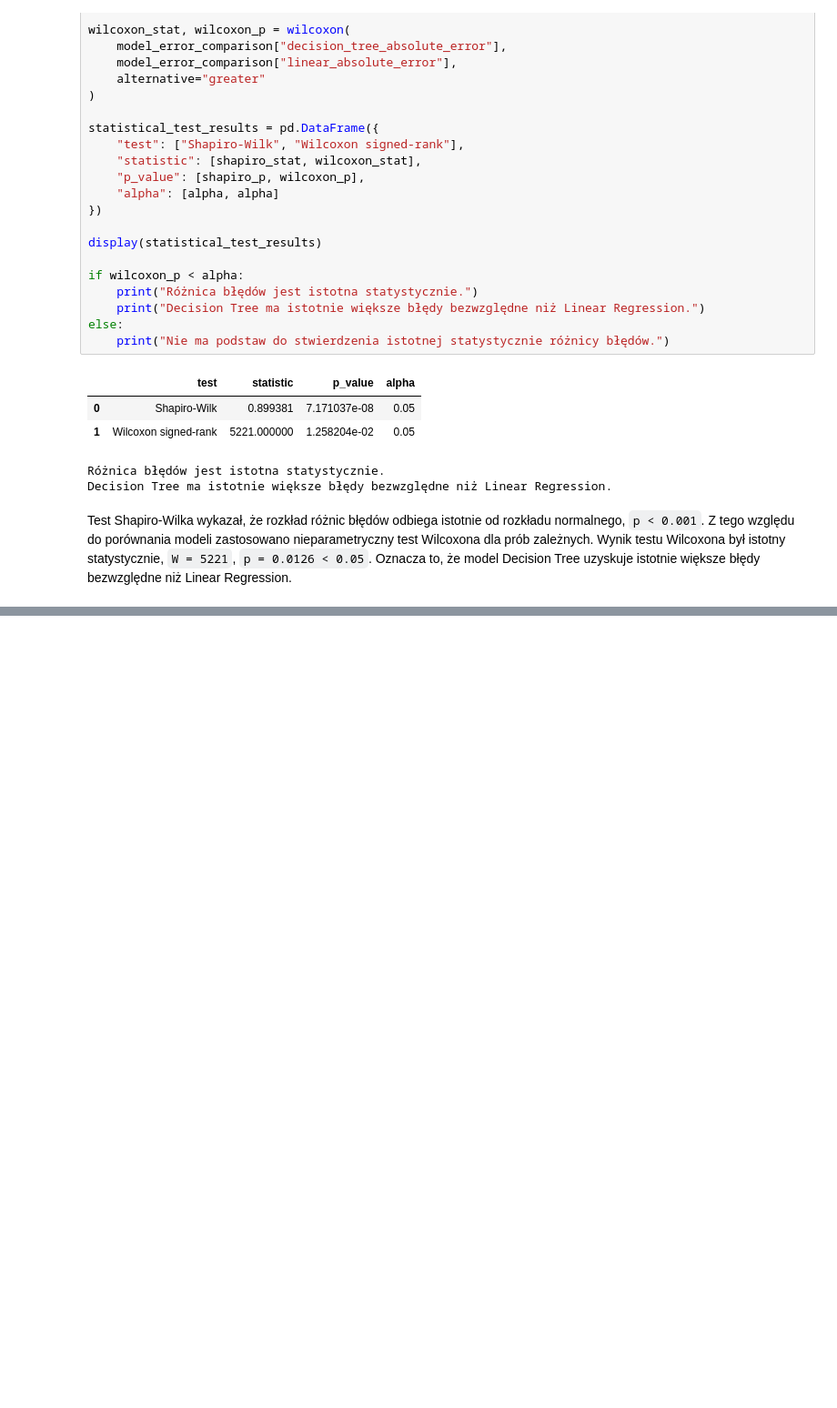
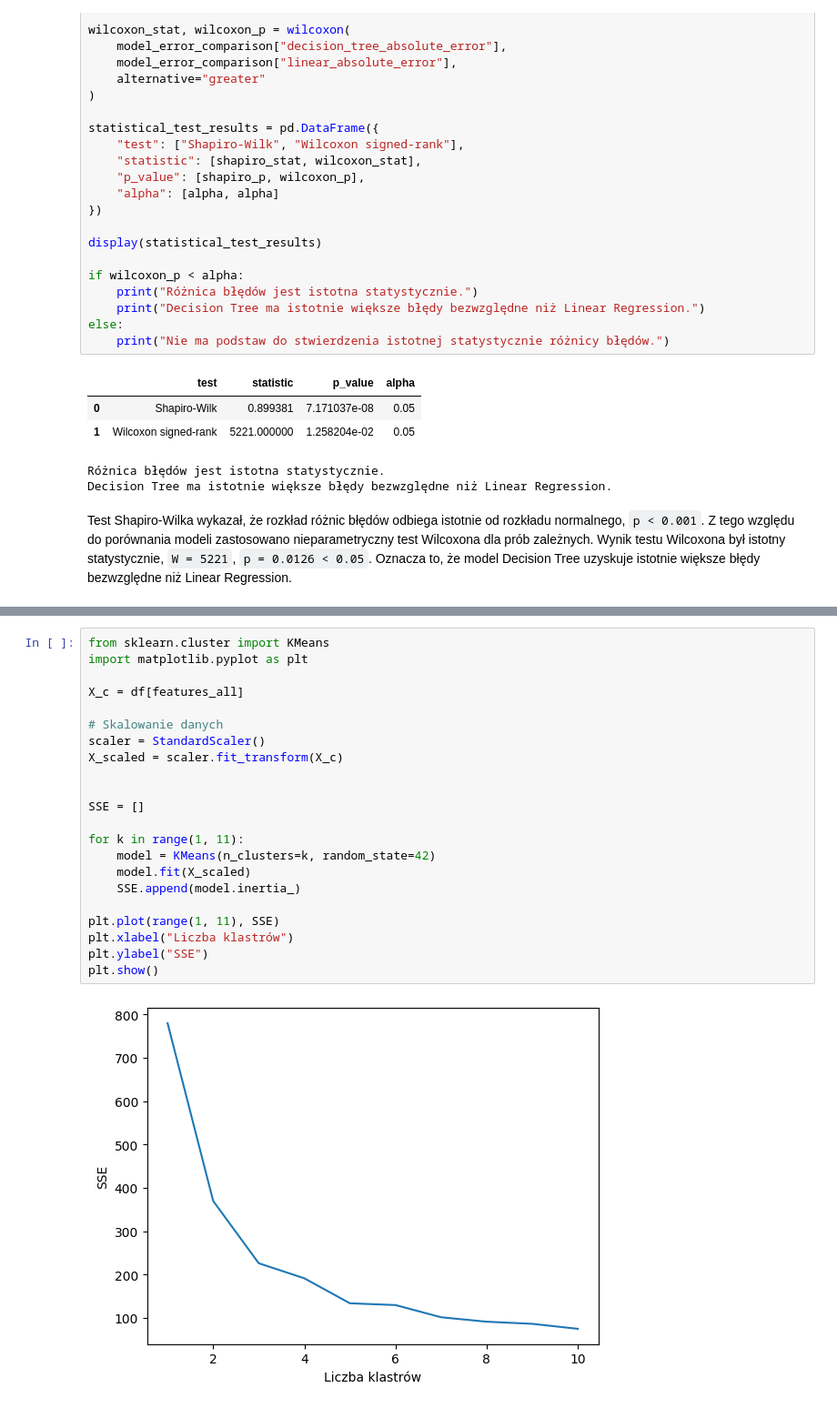
Before and after one commit to rosemint5/Machine-learning, a Jupyter notebook: wizualizacja.ipynb, the cells around one changed output, grey strips where cells are left out. Shown at 91% size. Saved outputs shown, nothing was run; the diff lists cells and outputs as text; blank space fills up the shorter version.

```diff
--- a/wizualizacja.ipynb
+++ b/wizualizacja.ipynb
@@ -778,0 +801,24 @@ Test Shapiro-Wilka wykazał, że rozkład różnic błędów odbiega istotnie od
+# %%
+from sklearn.cluster import KMeans
+import matplotlib.pyplot as plt
+
+X_c = df[features_all]
+
+# Skalowanie danych
+scaler = StandardScaler()
+X_scaled = scaler.fit_transform(X_c)
+
+
+SSE = []
+
+for k in range(1, 11):
+    model = KMeans(n_clusters=k, random_state=42)
+    model.fit(X_scaled)
+    SSE.append(model.inertia_)
+
+plt.plot(range(1, 11), SSE)
+plt.xlabel("Liczba klastrów")
+plt.ylabel("SSE")
+plt.show()
+# %% [output]
+[figure, added]
```
Also changed, not shown: parts of 9 cells of this notebook.
